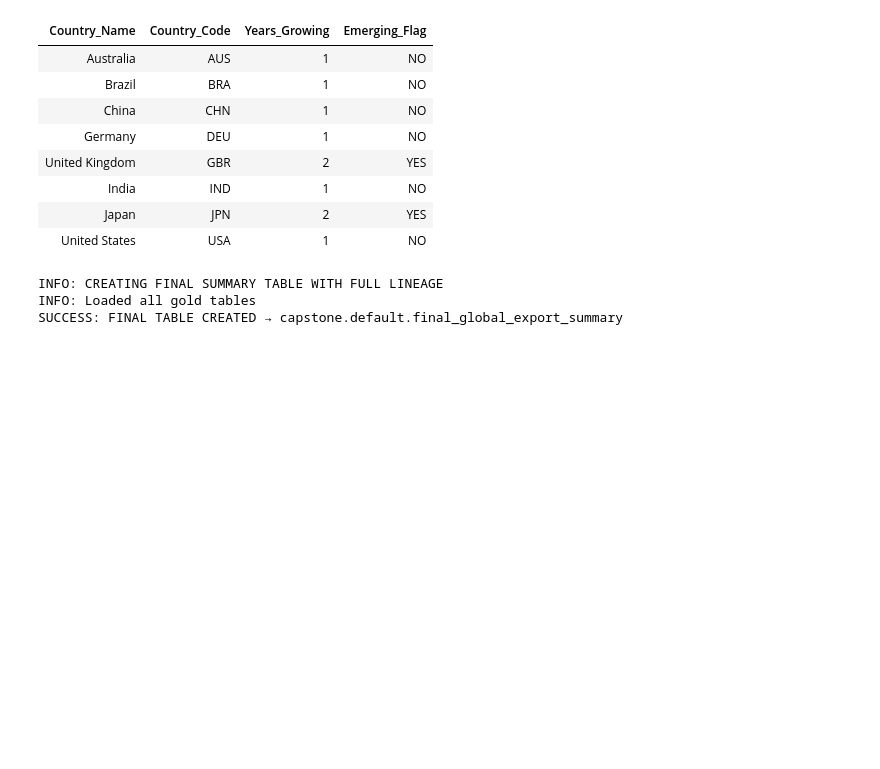
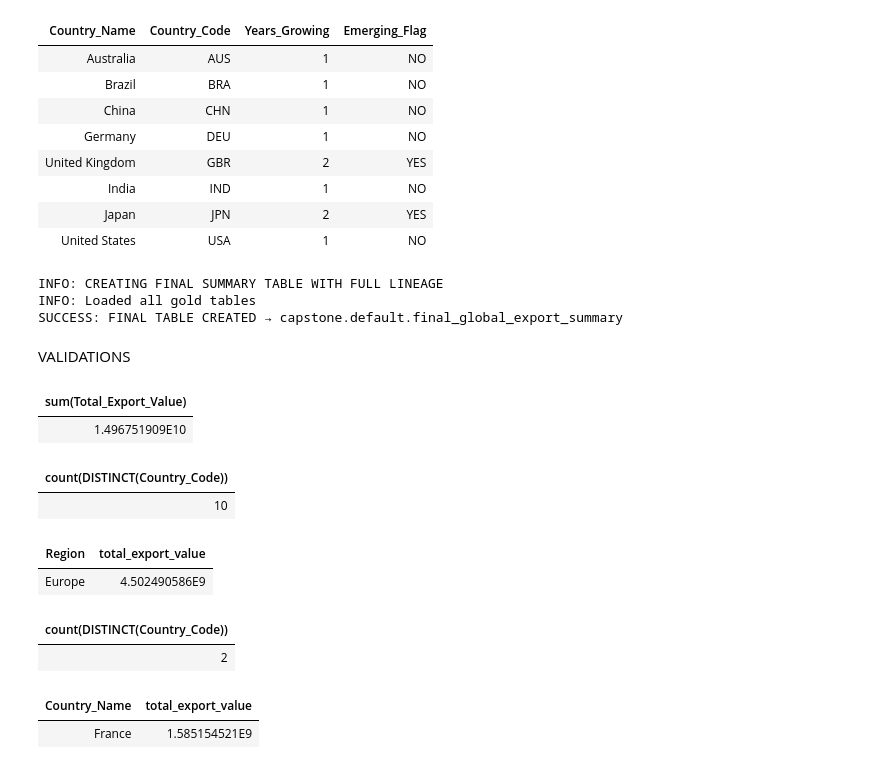
Before and after one commit to pranaviarra/ChubbAssignments, a Jupyter notebook: Capstone/Databricks analytics notebooks/Seperated files/Gold layer.ipynb, the cells around one changed output. Cells and saved outputs as stored; diff of their text form; code cells hidden in the pictures; blank space fills up the shorter version.

```diff
--- a/Capstone/Databricks analytics notebooks/Seperated files/Gold layer.ipynb
+++ b/Capstone/Databricks analytics notebooks/Seperated files/Gold layer.ipynb
@@ -341,3 +341,46 @@ print("SUCCESS: FINAL TABLE CREATED → capstone.default.final_global_export_sum
 INFO: CREATING FINAL SUMMARY TABLE WITH FULL LINEAGE
 INFO: Loaded all gold tables
 SUCCESS: FINAL TABLE CREATED → capstone.default.final_global_export_summary
+# %% [markdown]
+VALIDATIONS
+# %%
+%sql
+--Total global export value
+select sum(Total_Export_Value) from gold_country_performance;
+# %% [output]
+| sum(Total_Export_Value) |
+| 1.496751909E10 |
+# %%
+%sql
+--Number of exporting countries
+select count(distinct(Country_Code)) from gold_country_growth_trends;
+# %% [output]
+| count(DISTINCT(Country_Code)) |
+| 10 |
+# %%
+%sql
+--Highest Exporting Continent
+select Region, sum(Total_Export_Value) AS total_export_value
+from gold_region_performance
+group by Region
+order by total_export_value DESC limit 1;
+# %% [output]
+| Region | total_export_value |
+| Europe | 4.502490586E9 |
+# %%
+%sql
+--Number of emerging markets
+select count(distinct(Country_Code)) from gold_emerging_markets where EMERGING_FLAG='YES';
+# %% [output]
+| count(DISTINCT(Country_Code)) |
+| 2 |
+# %%
+%sql
+--Country with highest Export
+select Country_Name, sum(Total_Export_Value) AS total_export_value
+from gold_country_performance
+group by Country_Name
+order by total_export_value DESC limit 1;
+# %% [output]
+| Country_Name | total_export_value |
+| France | 1.585154521E9 |
```
Also changed, not shown: 32 other files.
